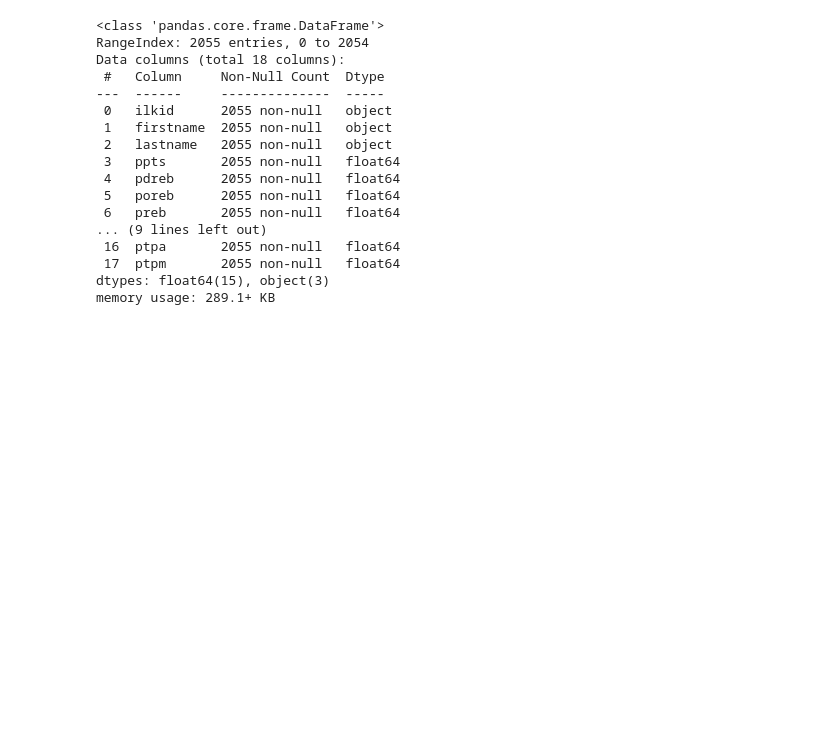
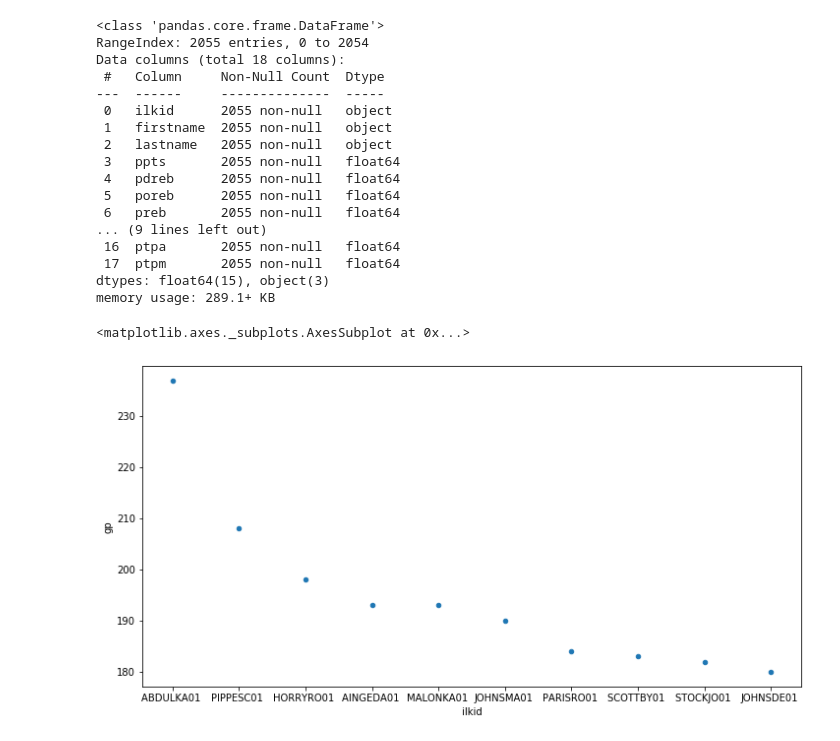
Before and after one commit to aykseldi/Outlier_Detection, a Jupyter notebook: outlier.ipynb, the cells around one changed output. Saved outputs shown, nothing was run; the diff lists cells and outputs as text; code cells hidden in the pictures; blank space fills up the shorter version.

Commit message:
Some more visualization

```diff
--- a/outlier.ipynb
+++ b/outlier.ipynb
@@ -55,3 +57,9 @@ Data columns (total 18 columns):
  17  ptpm       2055 non-null   float64
 dtypes: float64(15), object(3)
 memory usage: 289.1+ KB
+# %%
+
+dataset.sort_values(by='gp', ascending=False).head(10)[['ilkid','gp']].plot.scatter(x='ilkid',y='gp',figsize=(12,6))
+# %% [output]
+<matplotlib.axes._subplots.AxesSubplot at 0x...>
+[figure, added]
```
Also changed, not shown: parts of 5 cells of this notebook.
